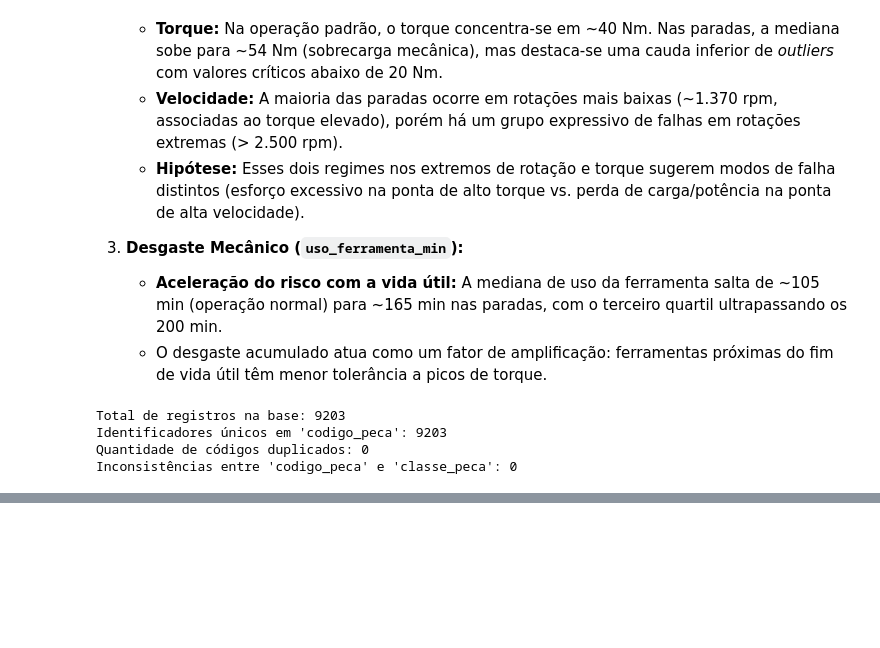
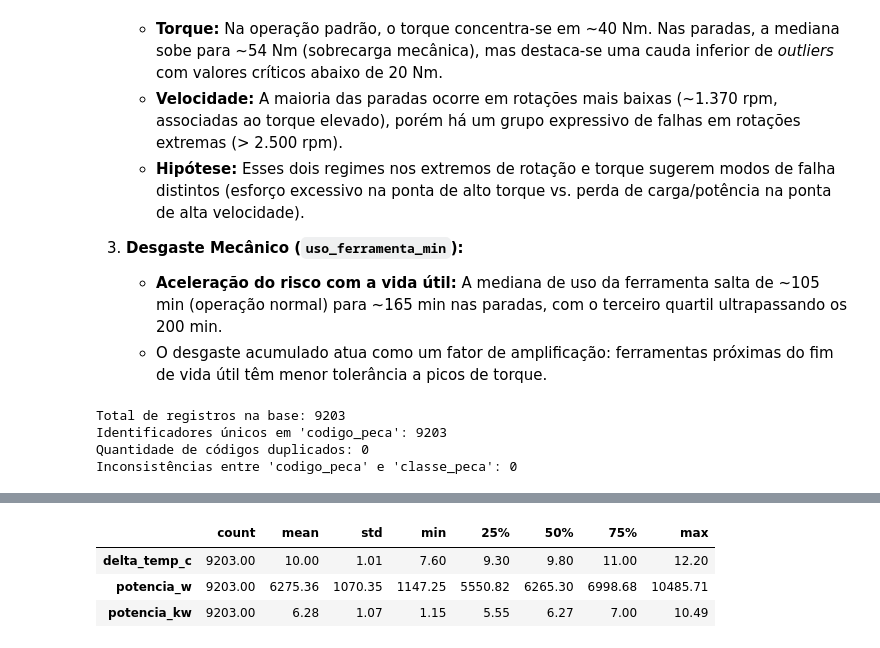
Before and after one commit to Gabverz/Preventive_maint, a Jupyter notebook: notebooks/01_eda.ipynb, the cells around one changed output, grey strips where cells are left out. Saved outputs shown, nothing was run; the diff lists cells and outputs as text; code cells hidden in the pictures; blank space fills up the shorter version.

```diff
--- a/notebooks/01_eda.ipynb
+++ b/notebooks/01_eda.ipynb
@@ -197,0 +305,27 @@ Inconsistências entre 'codigo_peca' e 'classe_peca': 0
+# %%
+# Célula: Engenharia de Atributos Inicial (Física do Processo)
+# Objetivo: Criar variáveis derivadas fundamentadas em princípios termodinâmicos e mecânicos.
+
+import numpy as np
+
+# 1. Diferencial térmico (Delta T) entre o processo e a entrada (°C)
+# Relevante para monitorar a dissipação de calor (modo_c)
+df["delta_temp_c"] = df["temp_processo_c"] - df["temp_entrada_c"]
+
+# 2. Conversão de rotação (rpm) para velocidade angular (rad/s)
+# Fator de conversão: 2 * pi / 60
+df["velocidade_rad_s"] = df["velocidade_rpm"] * (2 * np.pi / 60)
+
+# 3. Potência mecânica em Watts (W) e Quilowatts (kW)
+# Relevante para limites operacionais de potência (modo_d)
+df["potencia_w"] = df["torque_nm"] * df["velocidade_rad_s"]
+df["potencia_kw"] = df["potencia_w"] / 1000
+
+# Exibindo o resumo estatístico das variáveis criadas
+cols_novas = ["delta_temp_c", "potencia_w", "potencia_kw"]
+df[cols_novas].describe().T.round(2)
+# %% [output]
+|  | count | mean | std | min | 25% | 50% | 75% | max |
+| delta_temp_c | 9203.00 | 10.00 | 1.01 | 7.60 | 9.30 | 9.80 | 11.00 | 12.20 |
+| potencia_w | 9203.00 | 6275.36 | 1070.35 | 1147.25 | 5550.82 | 6265.30 | 6998.68 | 10485.71 |
+| potencia_kw | 9203.00 | 6.28 | 1.07 | 1.15 | 5.55 | 6.27 | 7.00 | 10.49 |
```
Also changed, not shown: parts of 2 cells of this notebook.
